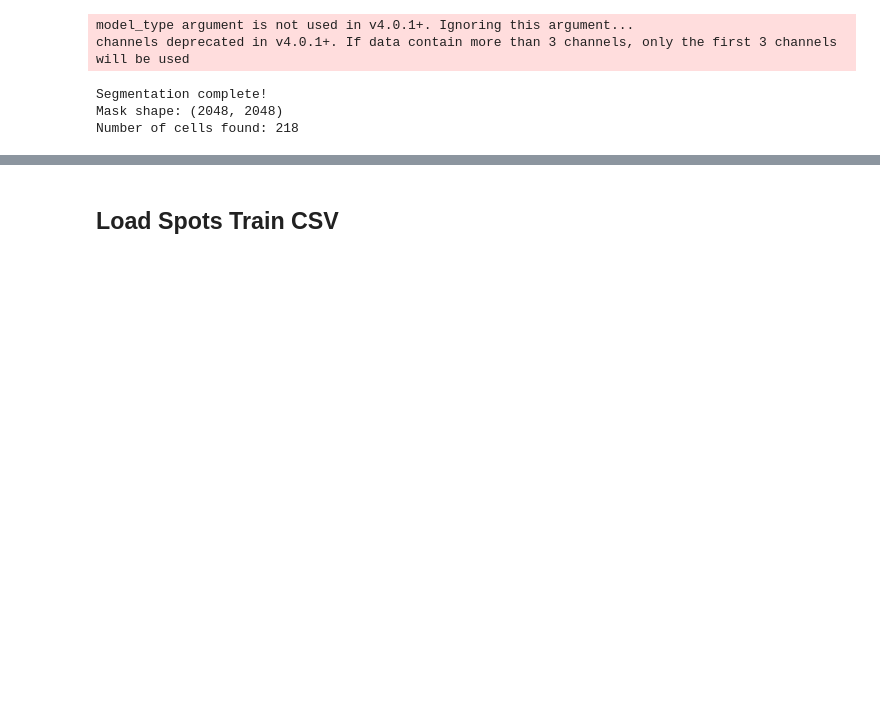
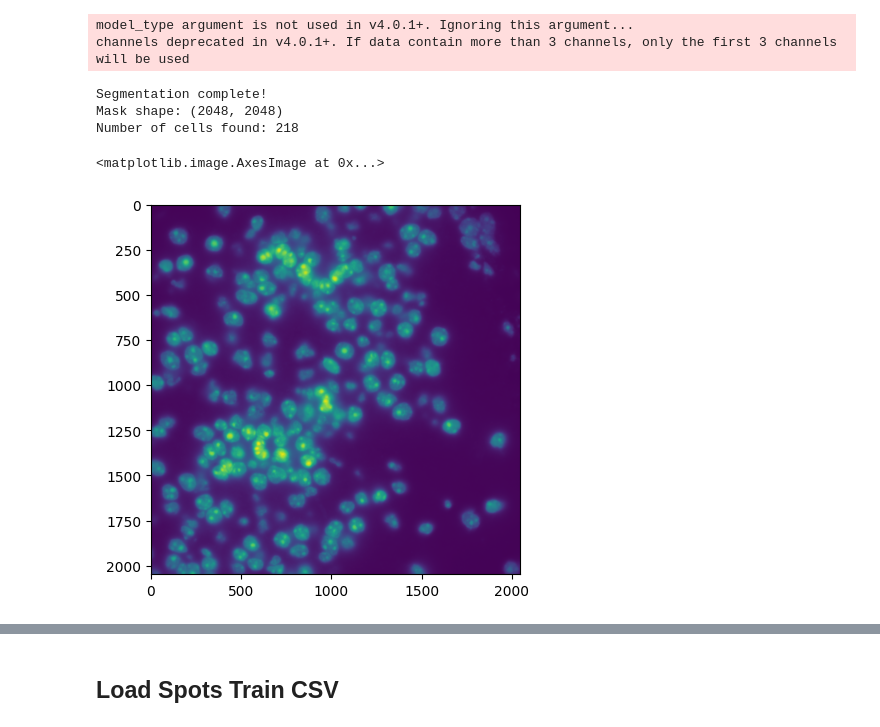
Before and after one commit to NovaBro/Neuro_project3_phase1, a Jupyter notebook: TEST_CELLPOSE.ipynb, the cells around one changed output, grey strips where cells are left out. Cells and saved outputs as stored; diff of their text form; code cells hidden in the pictures; blank space fills up the shorter version.

```diff
--- a/TEST_CELLPOSE.ipynb
+++ b/TEST_CELLPOSE.ipynb
@@ -59,0 +68,5 @@ np.save('FOV_001_mask.npy', masks)
+# %%
+plt.imshow(dapi)
+# %% [output]
+<matplotlib.image.AxesImage at 0x...>
+[figure, added]
```
Also changed, not shown: parts of 15 cells of this notebook, 9 other files.
